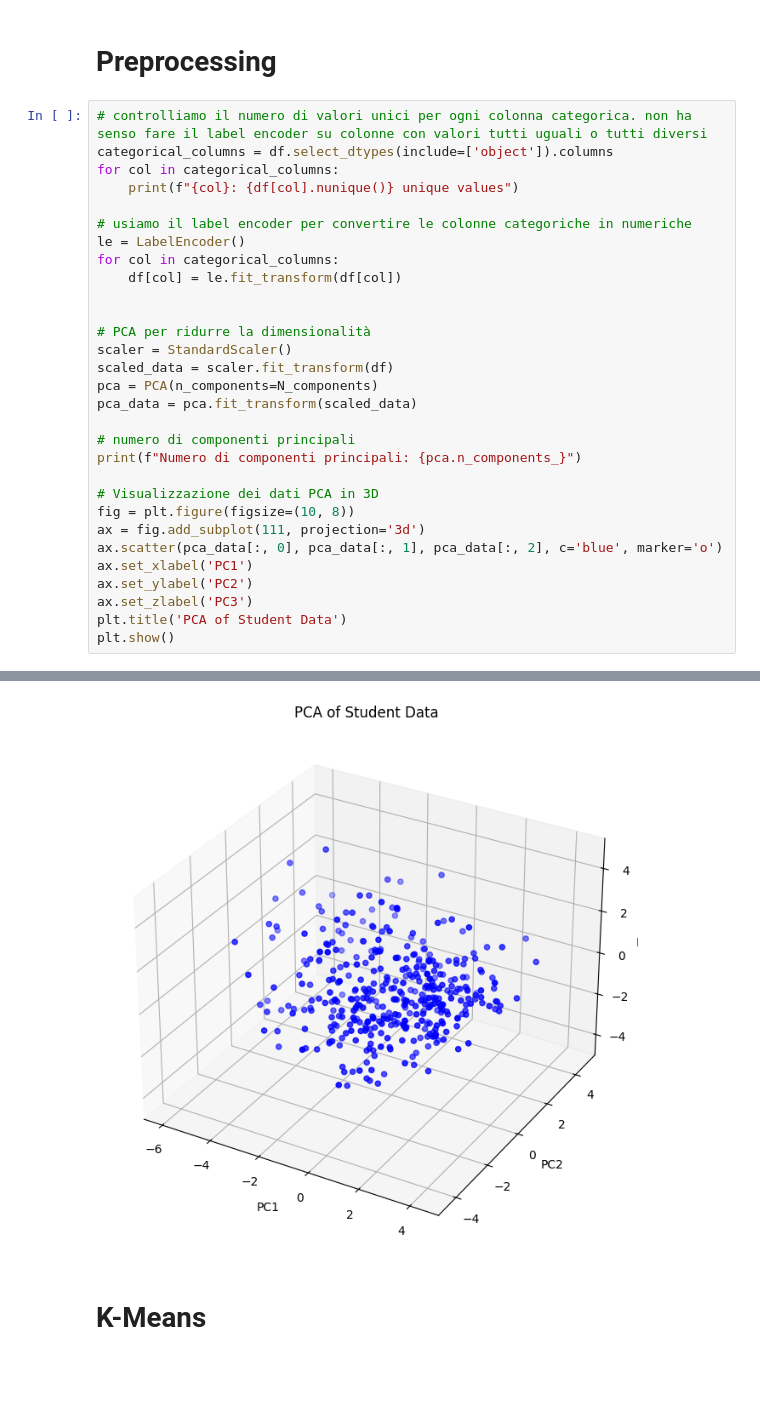
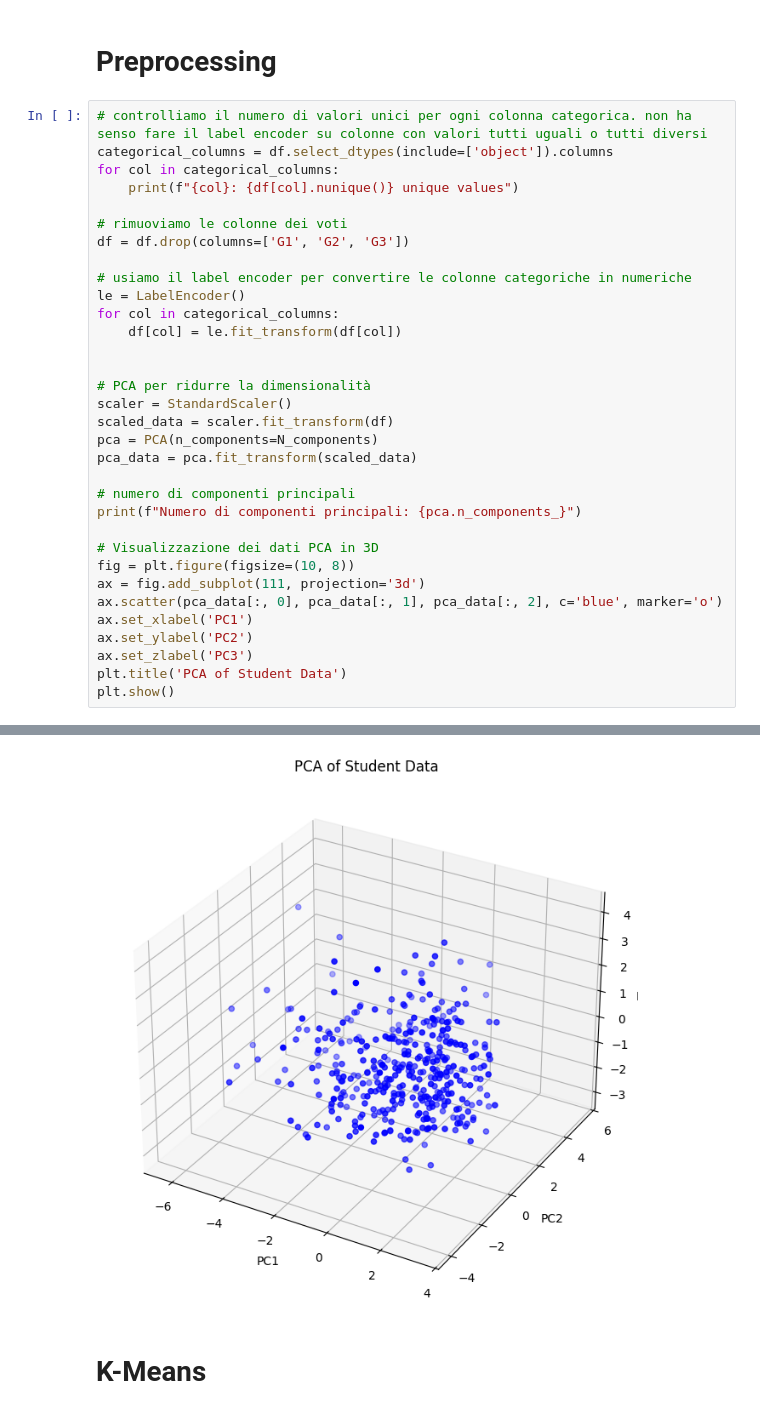
Before and after one commit to nicoloresta/deposito-resta-lippolis-santo, a Jupyter notebook: main.ipynb, the cells around one changed output, grey strips where cells are left out. Drawn from its saved outputs; the diff is of its cells as text; blank space fills up the shorter version.

```diff
--- a/main.ipynb
+++ b/main.ipynb
@@ -48,6 +48,9 @@ print(df.duplicated().sum())
 categorical_columns = df.select_dtypes(include=['object']).columns
 for col in categorical_columns:
     print(f"{col}: {df[col].nunique()} unique values")
+
+# rimuoviamo le colonne dei voti
+df = df.drop(columns=['G1', 'G2', 'G3'])
 
 # usiamo il label encoder per convertire le colonne categoriche in numeriche
 le = LabelEncoder()
@@ -95,4 +98,4 @@ Numero di componenti principali: 22
-[figure, old version]
+[figure, new version]
 # %% [markdown]
 # K-Means
 # %%
```
Also changed, not shown: parts of 3 cells of this notebook.
